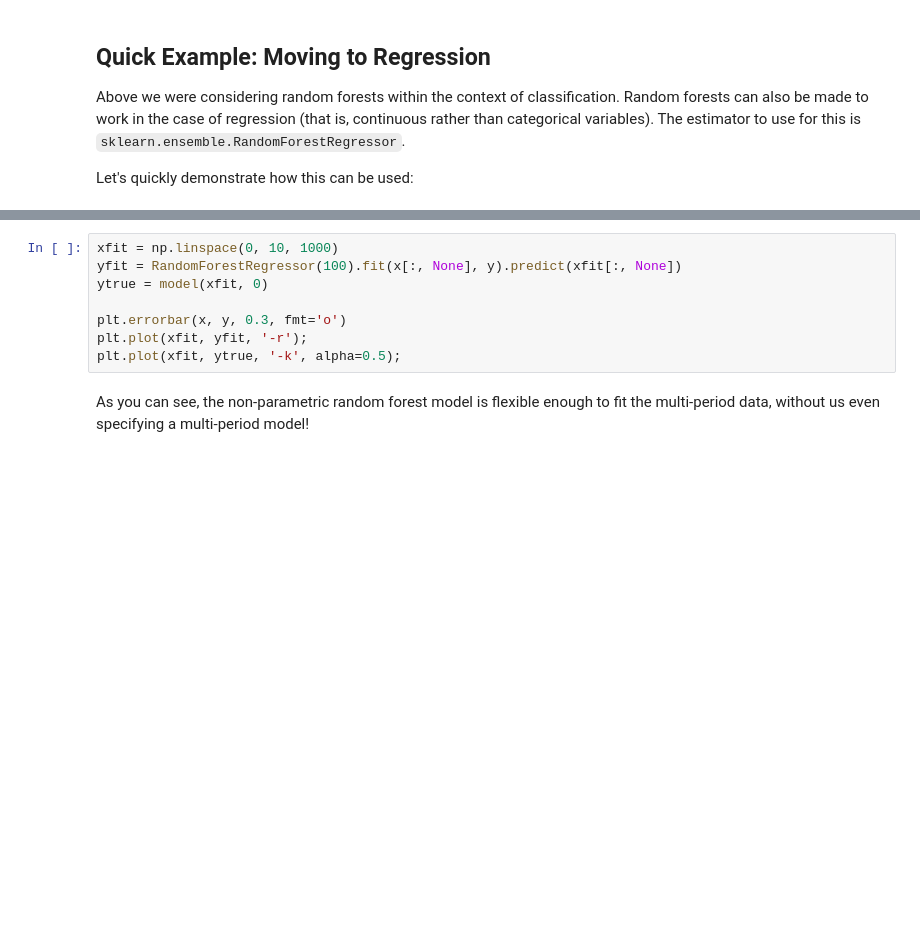
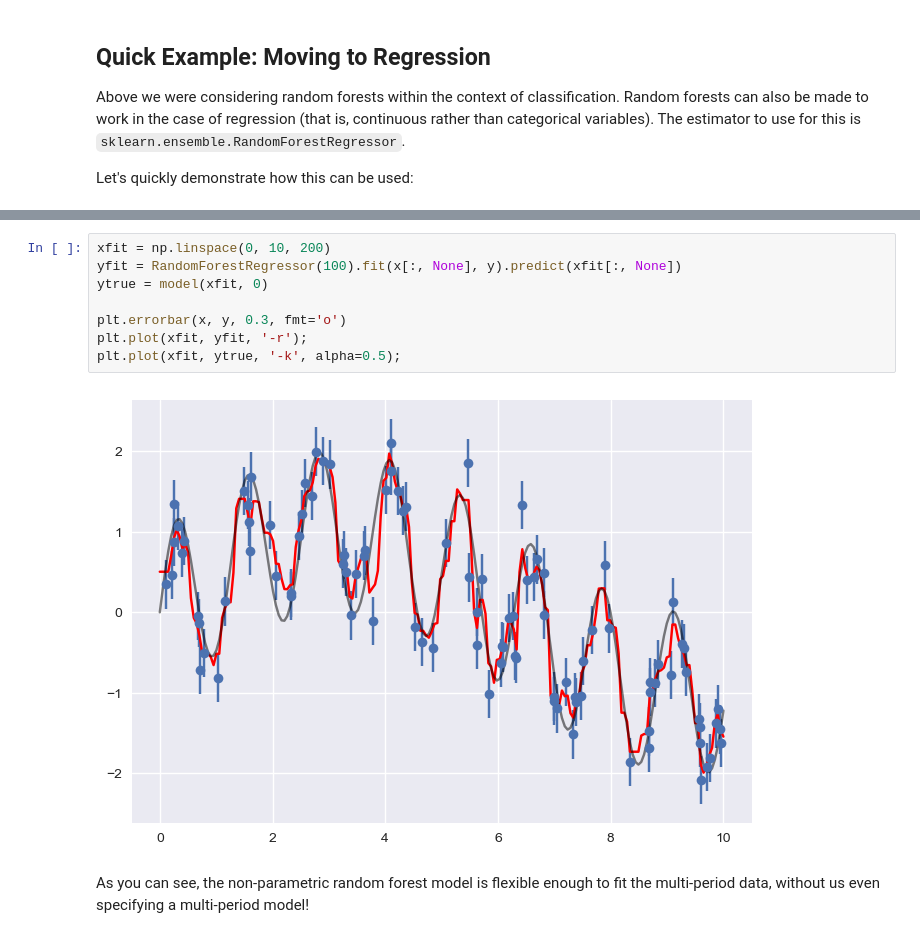
Before and after one commit to brockparker/Coursework, a Jupyter notebook: ASTR-513/Lectures/Scikit-learn-master/notebooks/03.2-Regression-Forests.ipynb, the cells around one changed output, grey strips where cells are left out. Saved outputs shown, nothing was run; the diff lists cells and outputs as text; blank space fills up the shorter version.

```diff
--- a/ASTR-513/Lectures/Scikit-learn-master/notebooks/03.2-Regression-Forests.ipynb
+++ b/ASTR-513/Lectures/Scikit-learn-master/notebooks/03.2-Regression-Forests.ipynb
@@ -133,11 +138,13 @@ plt.errorbar(x, y, 0.3, fmt='o');
 # %%
-xfit = np.linspace(0, 10, 1000)
+xfit = np.linspace(0, 10, 200)
 yfit = RandomForestRegressor(100).fit(x[:, None], y).predict(xfit[:, None])
 ytrue = model(xfit, 0)
 
 plt.errorbar(x, y, 0.3, fmt='o')
 plt.plot(xfit, yfit, '-r');
 plt.plot(xfit, ytrue, '-k', alpha=0.5);
+# %% [output]
+[figure, added]
 # %% [markdown]
 As you can see, the non-parametric random forest model is flexible enough to fit the multi-period data, without us even specifying a multi-period model!
 # %% [markdown]
```
Also changed, not shown: parts of 6 cells of this notebook, 5 other files.
